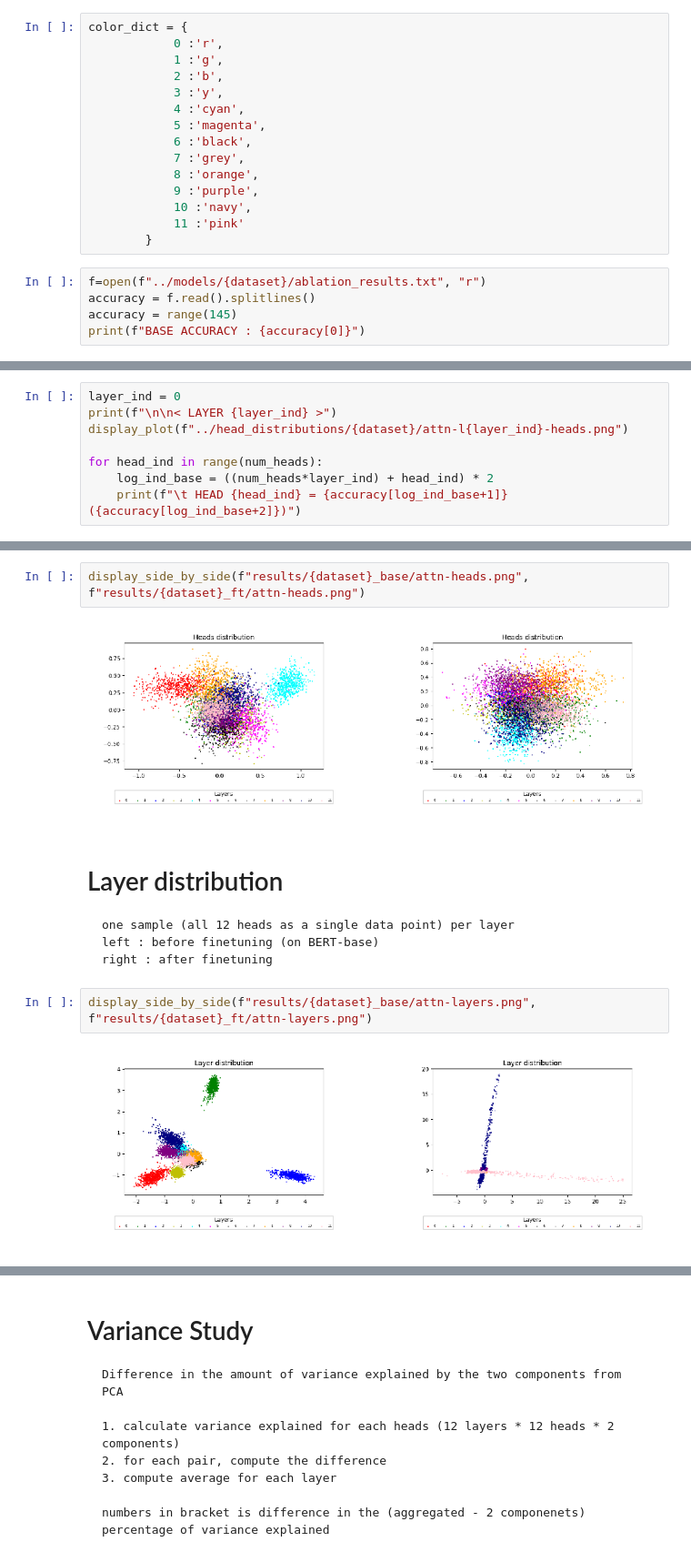
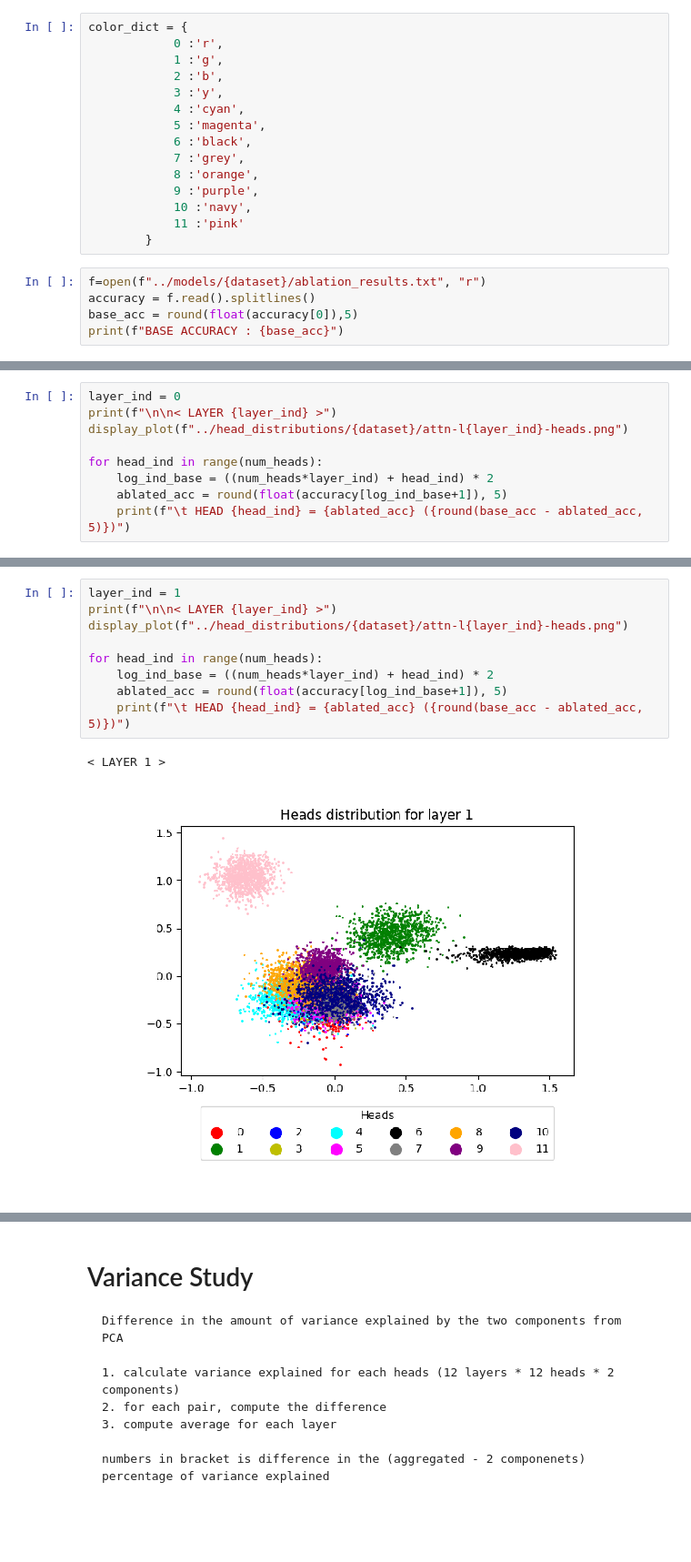
Before and after one commit to ljj7975/are-16-heads-really-better-than-1, a Jupyter notebook: notebooks/CoLA.ipynb, the cells around one changed output, grey strips where cells are left out. Shown: that part at 91% size. Drawn from its saved outputs; the diff is of its cells as text; blank space fills up the shorter version.

Commit message:
displaying ablation results

```diff
--- a/notebooks/CoLA.ipynb
+++ b/notebooks/CoLA.ipynb
@@ -57,6 +57,6 @@ color_dict = {
 # %%
 f=open(f"../models/{dataset}/ablation_results.txt", "r")
 accuracy = f.read().splitlines()
-accuracy = range(145)
-print(f"BASE ACCURACY : {accuracy[0]}")
+base_acc = round(float(accuracy[0]),5)
+print(f"BASE ACCURACY : {base_acc}")
 # %% [output]
@@ -68,7 +68,8 @@ display_plot(f"../head_distributions/{dataset}/attn-l{layer_ind}-heads.png")
 
 for head_ind in range(num_heads):
     log_ind_base = ((num_heads*layer_ind) + head_ind) * 2
-    print(f"\t HEAD {head_ind} = {accuracy[log_ind_base+1]} ({accuracy[log_ind_base+2]})")
+    ablated_acc = round(float(accuracy[log_ind_base+1]), 5)
+    print(f"\t HEAD {head_ind} = {ablated_acc} ({round(base_acc - ablated_acc, 5)})")
 # %% [output]
 < LAYER 0 >
 [figure]
@@ -109,14 +88,12 @@ for i in range(12):
-# %%
-display_side_by_side(f"results/{dataset}_base/attn-heads.png", f"results/{dataset}_ft/attn-heads.png")
-# %% [output]
-[figure, removed]
-# %% [markdown]
-# Layer distribution
-
-    one sample (all 12 heads as a single data point) per layer
-    left : before finetuning (on BERT-base)
-    right : after finetuning
-# %%
-display_side_by_side(f"results/{dataset}_base/attn-layers.png", f"results/{dataset}_ft/attn-layers.png")
-# %% [output]
-[figure, removed]
+# %%
+layer_ind = 1
+print(f"\n\n< LAYER {layer_ind} >")
+display_plot(f"../head_distributions/{dataset}/attn-l{layer_ind}-heads.png")
+
+for head_ind in range(num_heads):
+    log_ind_base = ((num_heads*layer_ind) + head_ind) * 2
+    ablated_acc = round(float(accuracy[log_ind_base+1]), 5)
+    print(f"\t HEAD {head_ind} = {ablated_acc} ({round(base_acc - ablated_acc, 5)})")
+# %% [output]
+< LAYER 1 >
+[figure, added]
```
Also changed, not shown: parts of 7 cells of this notebook, 3 other files.
